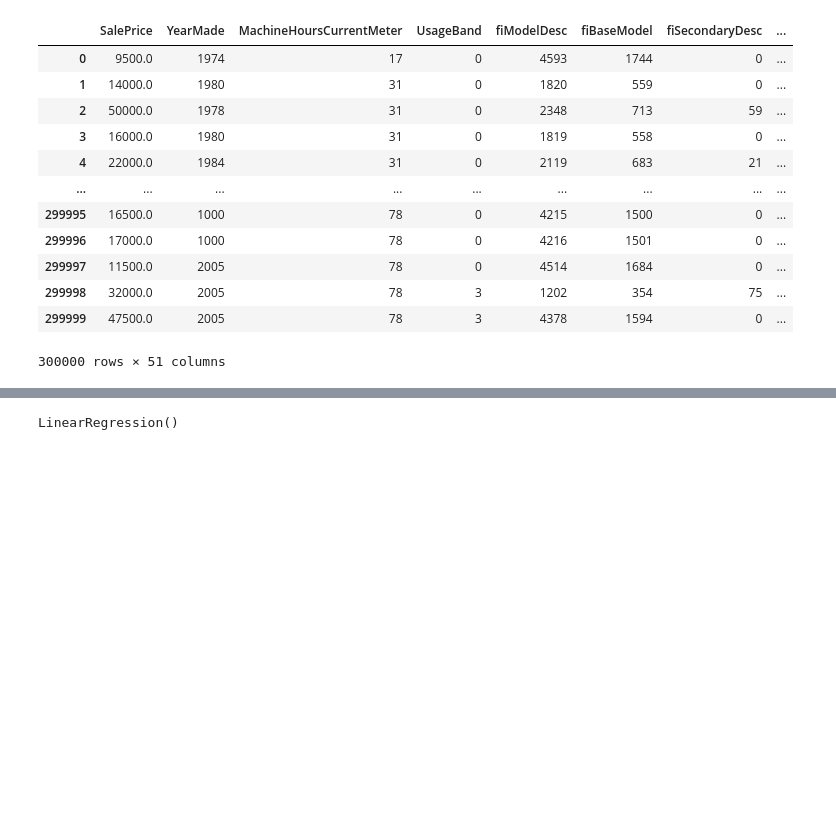
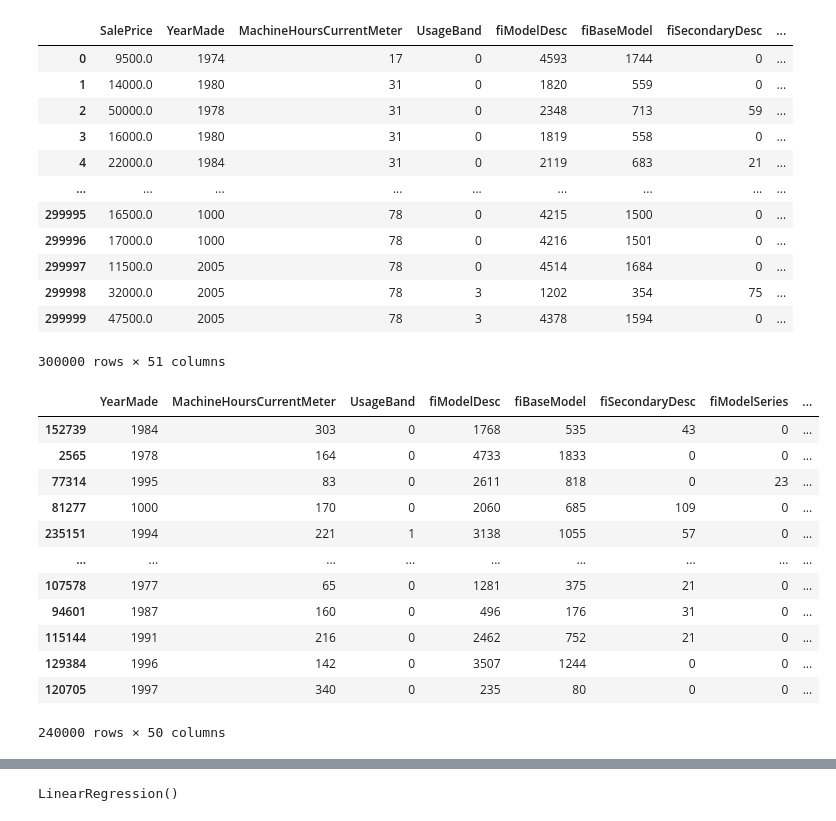
Before and after one commit to manojtomer0709/Machine-Learning-Assignments, a Jupyter notebook: Assignment-1/Linear_Regression_1.ipynb, the cells around one changed output, grey strips where cells are left out. Saved outputs shown, nothing was run; the diff lists cells and outputs as text; code cells hidden in the pictures; blank space fills up the shorter version.

Commit message:
Modified Linear Regression model

```diff
--- a/Assignment-1/Linear_Regression_1.ipynb
+++ b/Assignment-1/Linear_Regression_1.ipynb
@@ -61,3 +57,19 @@ reg = linear_model.LinearRegression()
 # %%
 # Splitting 20% of the Data into test set. Will be used later to evaluate the model
 x_train, x_test, y_train, y_test = train_test_split(df, df_y, test_size=0.2, random_state=4)
+# %%
+x_train
+# %% [output]
+|  | YearMade | MachineHoursCurrentMeter | UsageBand | fiModelDesc | fiBaseModel | fiSecondaryDesc | fiModelSeries | ... |
+| 152739 | 1984 | 303 | 0 | 1768 | 535 | 43 | 0 | ... |
+| 2565 | 1978 | 164 | 0 | 4733 | 1833 | 0 | 0 | ... |
+| 77314 | 1995 | 83 | 0 | 2611 | 818 | 0 | 23 | ... |
+| 81277 | 1000 | 170 | 0 | 2060 | 685 | 109 | 0 | ... |
+| 235151 | 1994 | 221 | 1 | 3138 | 1055 | 57 | 0 | ... |
+| ... | ... | ... | ... | ... | ... | ... | ... | ... |
+| 107578 | 1977 | 65 | 0 | 1281 | 375 | 21 | 0 | ... |
+| 94601 | 1987 | 160 | 0 | 496 | 176 | 31 | 0 | ... |
+| 115144 | 1991 | 216 | 0 | 2462 | 752 | 21 | 0 | ... |
+| 129384 | 1996 | 142 | 0 | 3507 | 1244 | 0 | 0 | ... |
+| 120705 | 1997 | 340 | 0 | 235 | 80 | 0 | 0 | ... |
+240000 rows × 50 columns
```
Also changed, not shown: parts of 10 cells of this notebook.
